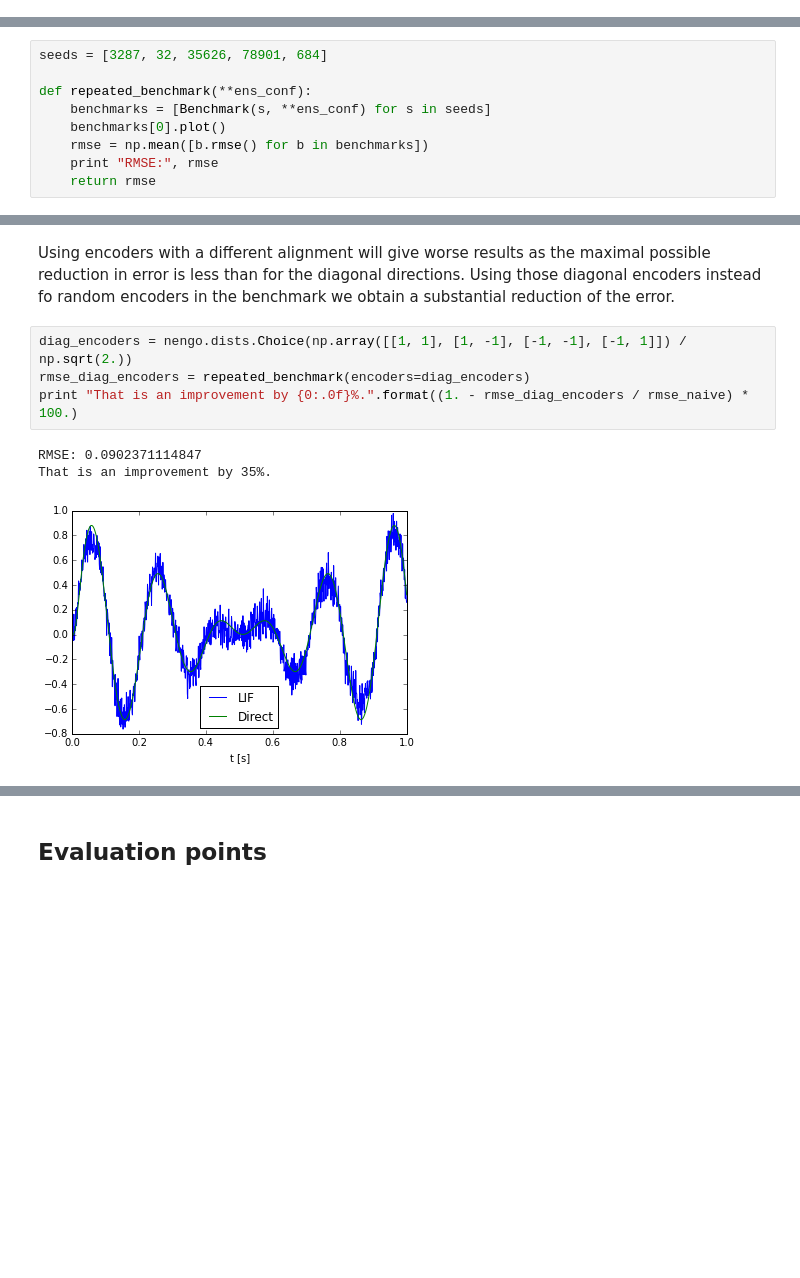
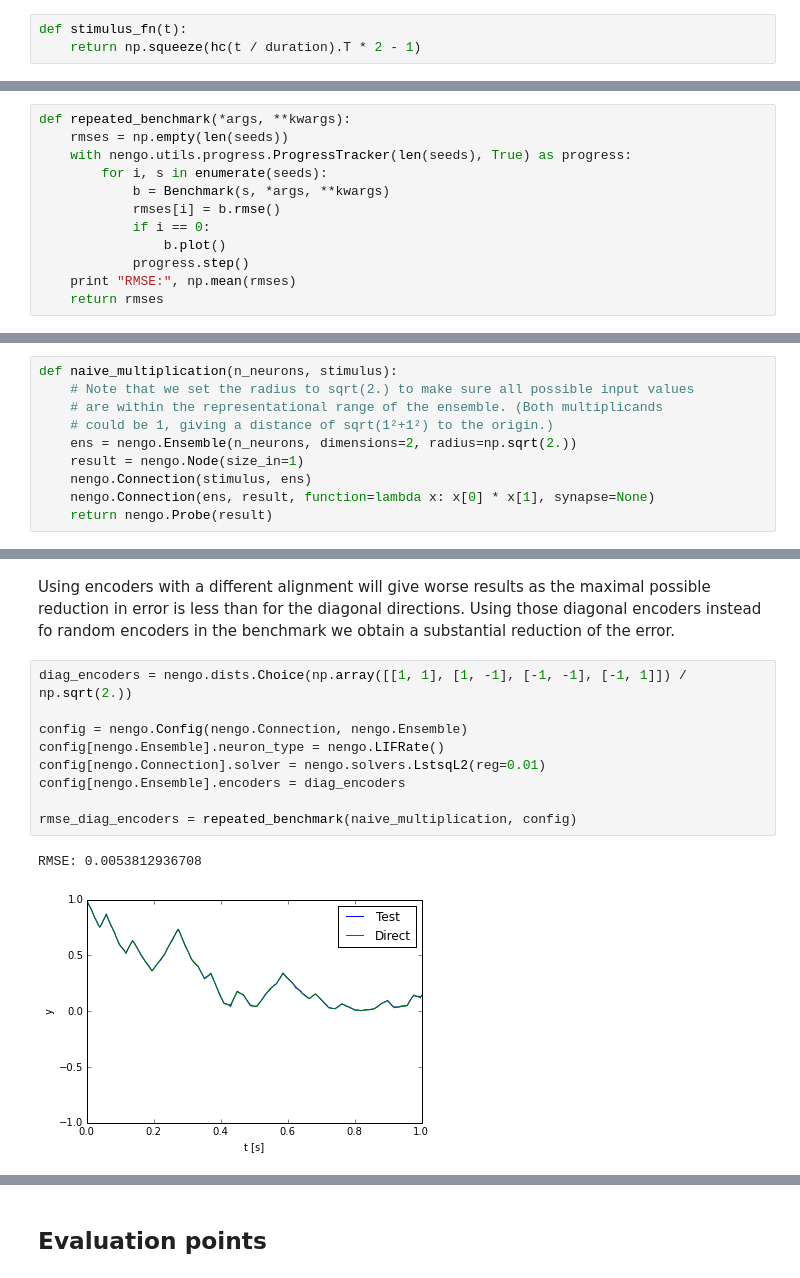
Before and after one commit to ctn-archive/technical-reports, a Jupyter notebook: Implementing-multiplications-in-the-NEF.ipynb, the cells around one changed output, grey strips where cells are left out. Saved outputs shown, nothing was run; the diff lists cells and outputs as text; blank space fills up the shorter version.

```diff
--- a/Implementing-multiplications-in-the-NEF.ipynb
+++ b/Implementing-multiplications-in-the-NEF.ipynb
@@ -29 +71,4 @@ def stimulus_fn(t):
+# %%
+def stimulus_fn(t):
+    return np.squeeze(hc(t / duration).T * 2 - 1)
 # %% [markdown]
@@ -86,12 +141,15 @@ class Benchmark(object):
-# %%
-seeds = [3287, 32, 35626, 78901, 684]
-
-def repeated_benchmark(**ens_conf):
-    benchmarks = [Benchmark(s, **ens_conf) for s in seeds]
-    benchmarks[0].plot()
-    rmse = np.mean([b.rmse() for b in benchmarks])
-    print "RMSE:", rmse
-    return rmse
+# %%
+def repeated_benchmark(*args, **kwargs):
+    rmses = np.empty(len(seeds))
+    with nengo.utils.progress.ProgressTracker(len(seeds), True) as progress:
+        for i, s in enumerate(seeds):
+            b = Benchmark(s, *args, **kwargs)
+            rmses[i] = b.rmse()
+            if i == 0:
+                b.plot()
+            progress.step()
+    print "RMSE:", np.mean(rmses)
+    return rmses
 # %% [markdown]
 ### The Naive implementation
 
@@ -103,0 +157,10 @@ RMSE: 0.138366727037
+# %%
+def naive_multiplication(n_neurons, stimulus):
+    # Note that we set the radius to sqrt(2.) to make sure all possible input values
+    # are within the representational range of the ensemble. (Both multiplicands
+    # could be 1, giving a distance of sqrt(1²+1²) to the origin.)
+    ens = nengo.Ensemble(n_neurons, dimensions=2, radius=np.sqrt(2.))
+    result = nengo.Node(size_in=1)
+    nengo.Connection(stimulus, ens)
+    nengo.Connection(ens, result, function=lambda x: x[0] * x[1], synapse=None)
+    return nengo.Probe(result)
@@ -162,9 +246,13 @@ for i in range(1, len(encoders) + 1):
 Using encoders with a different alignment will give worse results as the maximal possible reduction in error is less than for the diagonal directions. Using those diagonal encoders instead fo random encoders in the benchmark we obtain a substantial reduction of the error.
 # %%
 diag_encoders = nengo.dists.Choice(np.array([[1, 1], [1, -1], [-1, -1], [-1, 1]]) / np.sqrt(2.))
-rmse_diag_encoders = repeated_benchmark(encoders=diag_encoders)
-print "That is an improvement by {0:.0f}%.".format((1. - rmse_diag_encoders / rmse_naive) * 100.)
+
+config = nengo.Config(nengo.Connection, nengo.Ensemble)
+config[nengo.Ensemble].neuron_type = nengo.LIFRate()
+config[nengo.Connection].solver = nengo.solvers.LstsqL2(reg=0.01)
+config[nengo.Ensemble].encoders = diag_encoders
+
+rmse_diag_encoders = repeated_benchmark(naive_multiplication, config)
 # %% [output]
-RMSE: 0.0902371114847
-That is an improvement by 35%.
+RMSE: 0.0053812936708
-[figure, old version]
+[figure, new version]
```
Also changed, not shown: parts of 108 cells of this notebook.
